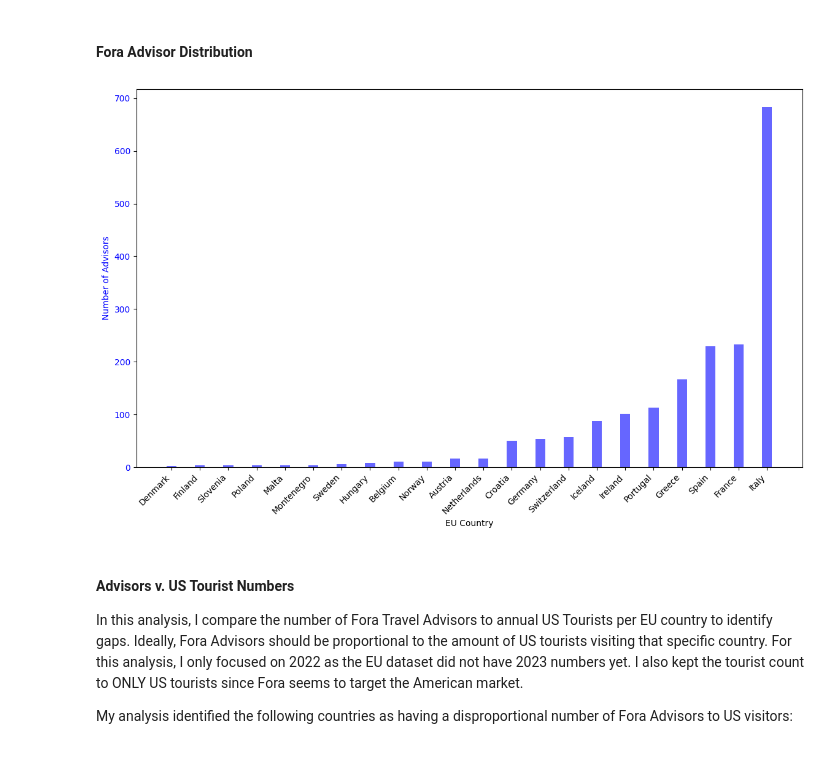
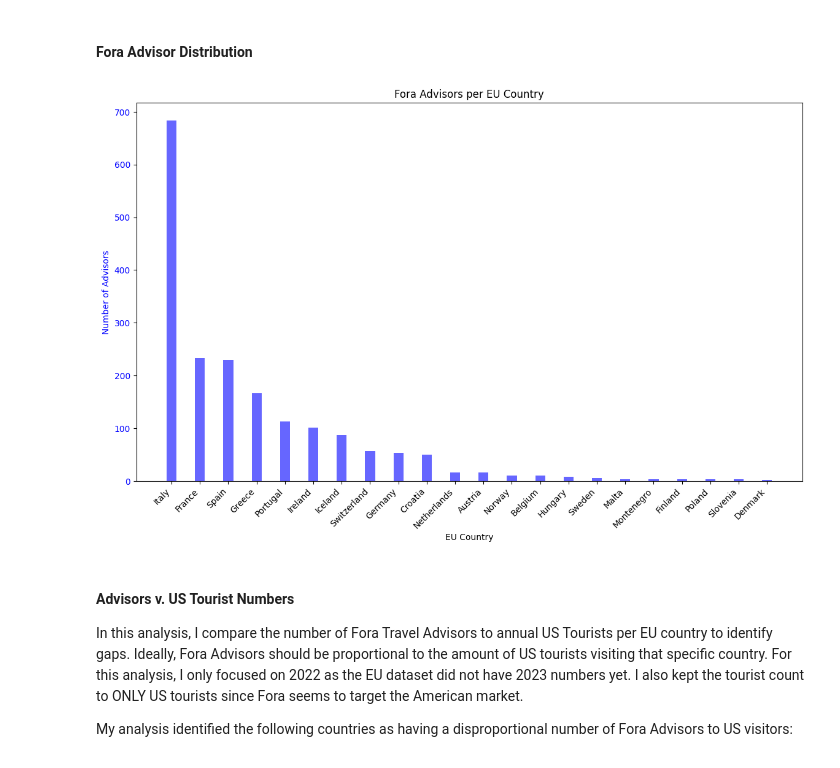
Before and after one commit to callahan2500/fora-analysis, a Jupyter notebook: analysis.ipynb, the cells around one changed output. Saved outputs shown, nothing was run; the diff lists cells and outputs as text; code cells hidden in the pictures.

```diff
--- a/analysis.ipynb
+++ b/analysis.ipynb
@@ -20,23 +20,23 @@ all_merged_tables = pd.merge(advisors_and_tourists, tourism_establishments_by_co
 # %% [markdown]
 #### Fora Advisor Distribution
 # %%
-advisor_distribution = advisors_and_tourists.sort_values(by=['Advisor'])
+advisor_distribution = advisors_and_tourists.sort_values(by='Advisor', ascending=False)
 
 
 fig, ax1 = plt.subplots(figsize=(14,8))
 
 width = 0.35
 
 ax1.bar(advisor_distribution['EU Country'], advisor_distribution['Advisor'], width, color='b', alpha=0.6, label='Number of Advisors', align='center')
 ax1.set_xlabel('EU Country')
 ax1.set_ylabel('Number of Advisors', color='b')
 ax1.tick_params(axis='y', labelcolor='b')
 
 ax1.set_xticklabels(advisor_distribution['EU Country'], rotation=45, ha='right')
-
+plt.title("Fora Advisors per EU Country")
 plt.show()
 # %% [output]
-[figure, old version]
+[figure, new version]
 # %% [markdown]
 #### Advisors v. US Tourist Numbers
 In this analysis, I compare the number of Fora Travel Advisors to annual US Tourists per EU country to identify gaps. Ideally, Fora Advisors should be proportional to the amount of US tourists visiting that specific country. For this analysis, I only focused on 2022 as the EU dataset did not have 2023 numbers yet. I also kept the tourist count to ONLY US tourists since Fora seems to target the American market.
```
Also changed, not shown: parts of 4 cells of this notebook, 2 other files.
